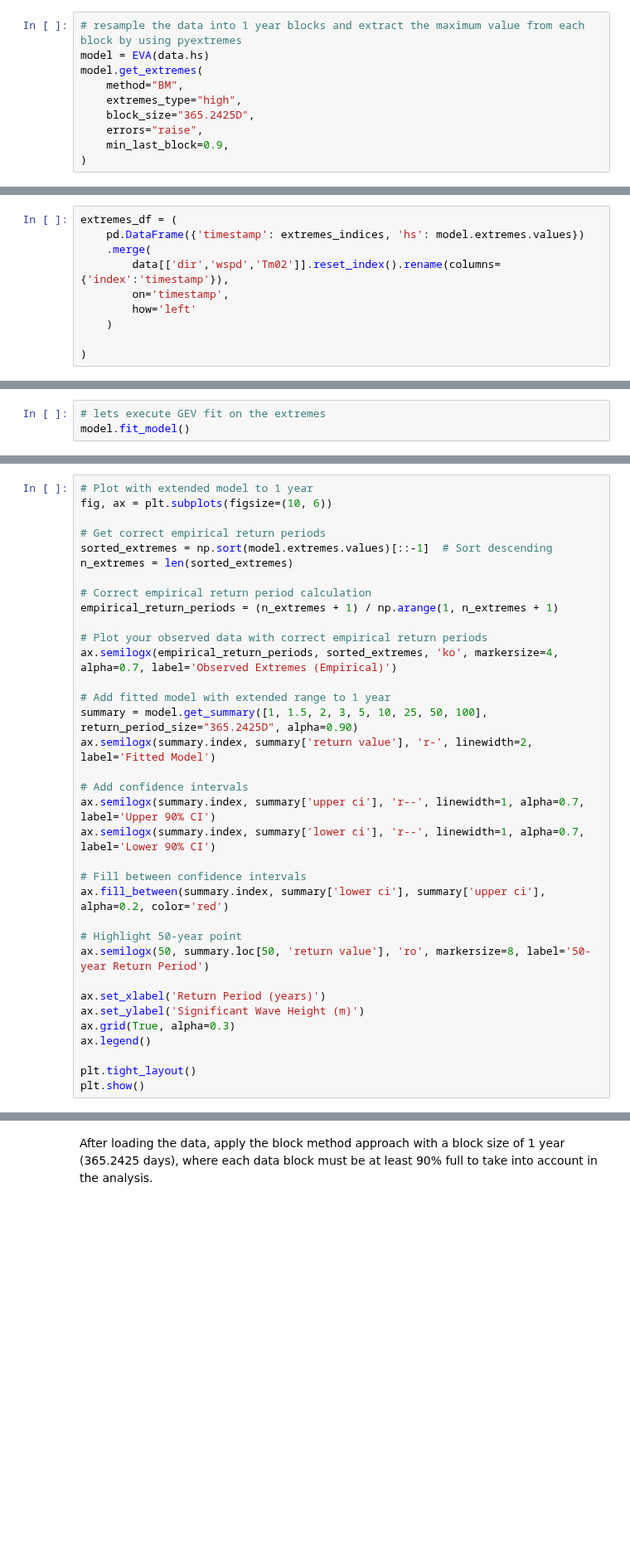
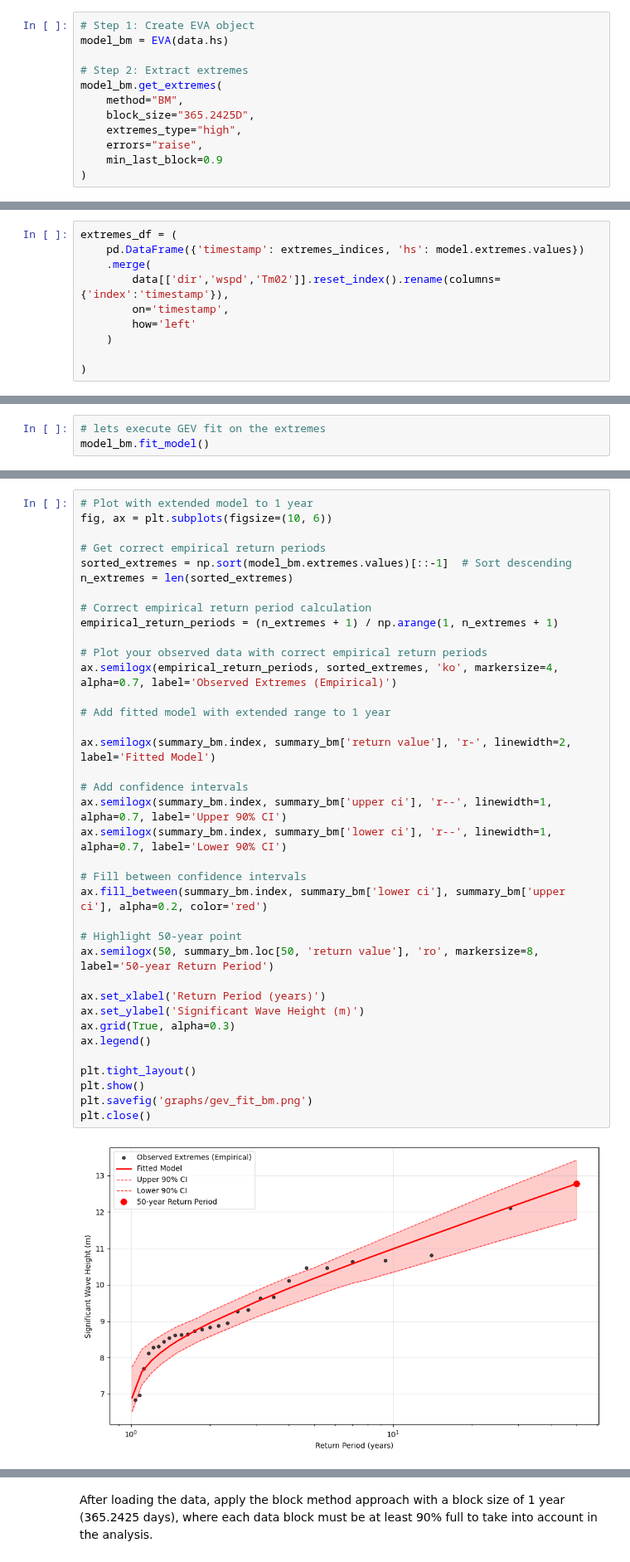
Before and after one commit to Lucaschikashy/sea-states_project_bretagne, a Jupyter notebook: index_project_EVA_1.ipynb, the cells around one changed output, grey strips where cells are left out. Shown at 83% size. Saved outputs shown, nothing was run; the diff lists cells and outputs as text; blank space fills up the shorter version.

Commit message:
finished the codes for the extremes

```diff
--- a/index_project_EVA_1.ipynb
+++ b/index_project_EVA_1.ipynb
@@ -1349,14 +1452,16 @@ These maximum values are then fitted to a *Generalized Extreme Value (GEV)* dist
 **Outcome:**
 This model allows you to estimate the wave height corresponding to a specific return period, such as the 1-year or 50-year storm.
 # %%
-# resample the data into 1 year blocks and extract the maximum value from each block by using pyextremes
-model = EVA(data.hs)
-model.get_extremes(
+# Step 1: Create EVA object
+model_bm = EVA(data.hs)
+
+# Step 2: Extract extremes
+model_bm.get_extremes(
     method="BM",
+    block_size="365.2425D",
     extremes_type="high",
-    block_size="365.2425D",
     errors="raise",
-    min_last_block=0.9,
+    min_last_block=0.9
 )
 # %% [markdown]
 Lets check the directions of the extreme heights
@@ -1434,4 +1555,4 @@ plt.show()
 # %%
 # lets execute GEV fit on the extremes
-model.fit_model()
+model_bm.fit_model()
 # %%
@@ -1528,35 +1565,39 @@ plt.show()
 # %%
 # Plot with extended model to 1 year
 fig, ax = plt.subplots(figsize=(10, 6))
 
 # Get correct empirical return periods
-sorted_extremes = np.sort(model.extremes.values)[::-1]  # Sort descending
+sorted_extremes = np.sort(model_bm.extremes.values)[::-1]  # Sort descending
 n_extremes = len(sorted_extremes)
 
 # Correct empirical return period calculation
 empirical_return_periods = (n_extremes + 1) / np.arange(1, n_extremes + 1)
 
 # Plot your observed data with correct empirical return periods
 ax.semilogx(empirical_return_periods, sorted_extremes, 'ko', markersize=4, alpha=0.7, label='Observed Extremes (Empirical)')
 
 # Add fitted model with extended range to 1 year
-summary = model.get_summary([1, 1.5, 2, 3, 5, 10, 25, 50, 100], return_period_size="365.2425D", alpha=0.90)
-ax.semilogx(summary.index, summary['return value'], 'r-', linewidth=2, label='Fitted Model')
+
+ax.semilogx(summary_bm.index, summary_bm['return value'], 'r-', linewidth=2, label='Fitted Model')
 
 # Add confidence intervals
-ax.semilogx(summary.index, summary['upper ci'], 'r--', linewidth=1, alpha=0.7, label='Upper 90% CI')
-ax.semilogx(summary.index, summary['lower ci'], 'r--', linewidth=1, alpha=0.7, label='Lower 90% CI')
+ax.semilogx(summary_bm.index, summary_bm['upper ci'], 'r--', linewidth=1, alpha=0.7, label='Upper 90% CI')
+ax.semilogx(summary_bm.index, summary_bm['lower ci'], 'r--', linewidth=1, alpha=0.7, label='Lower 90% CI')
 
 # Fill between confidence intervals
-ax.fill_between(summary.index, summary['lower ci'], summary['upper ci'], alpha=0.2, color='red')
+ax.fill_between(summary_bm.index, summary_bm['lower ci'], summary_bm['upper ci'], alpha=0.2, color='red')
 
 # Highlight 50-year point
-ax.semilogx(50, summary.loc[50, 'return value'], 'ro', markersize=8, label='50-year Return Period')
+ax.semilogx(50, summary_bm.loc[50, 'return value'], 'ro', markersize=8, label='50-year Return Period')
 
 ax.set_xlabel('Return Period (years)')
 ax.set_ylabel('Significant Wave Height (m)')
 ax.grid(True, alpha=0.3)
 ax.legend()
 
 plt.tight_layout()
 plt.show()
+plt.savefig('graphs/gev_fit_bm.png')
+plt.close()
+# %% [output]
+[figure, added]
```
Also changed, not shown: parts of 43 cells of this notebook, 21 other files.
